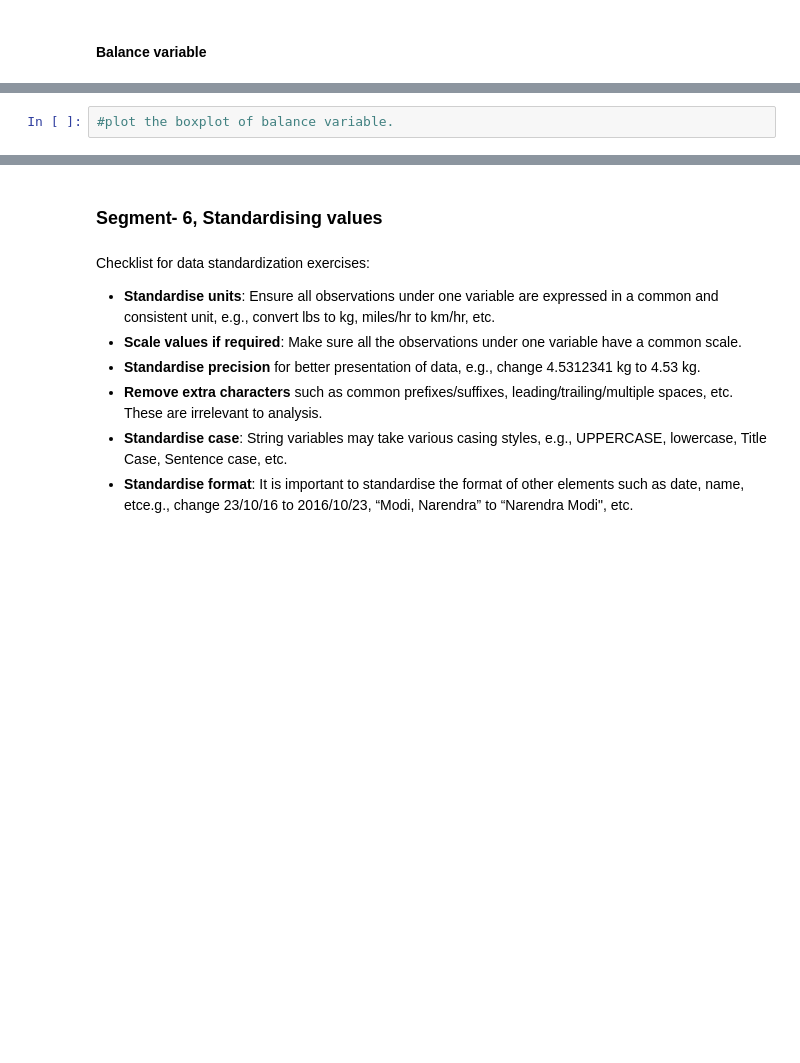
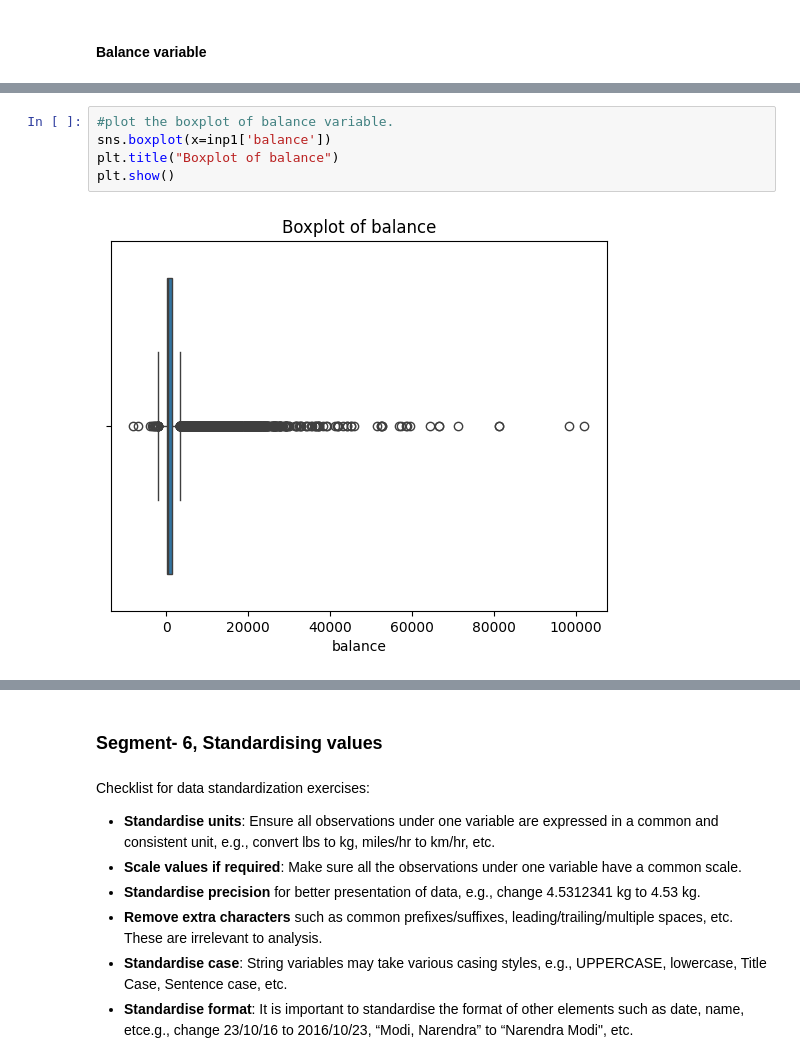
Before and after one commit to Berinchris2/AI-ML-Training-, a Jupyter notebook: Bank+Marketing+Campaign_EDA_blank+notebook_(1).ipynb, the cells around one changed output, grey strips where cells are left out. Drawn from its saved outputs; the diff is of its cells as text; blank space fills up the shorter version.

```diff
--- a/Bank+Marketing+Campaign_EDA_blank+notebook_(1).ipynb
+++ b/Bank+Marketing+Campaign_EDA_blank+notebook_(1).ipynb
@@ -265,4 +424,9 @@ Major approaches to the treat outliers:
 # %%
 #plot the boxplot of balance variable.
+sns.boxplot(x=inp1['balance'])
+plt.title("Boxplot of balance")
+plt.show()
+# %% [output]
+[figure, added]
 # %%
 #plot the boxplot of balance variable after scaling in 8:2.
```
Also changed, not shown: parts of 31 cells of this notebook.
